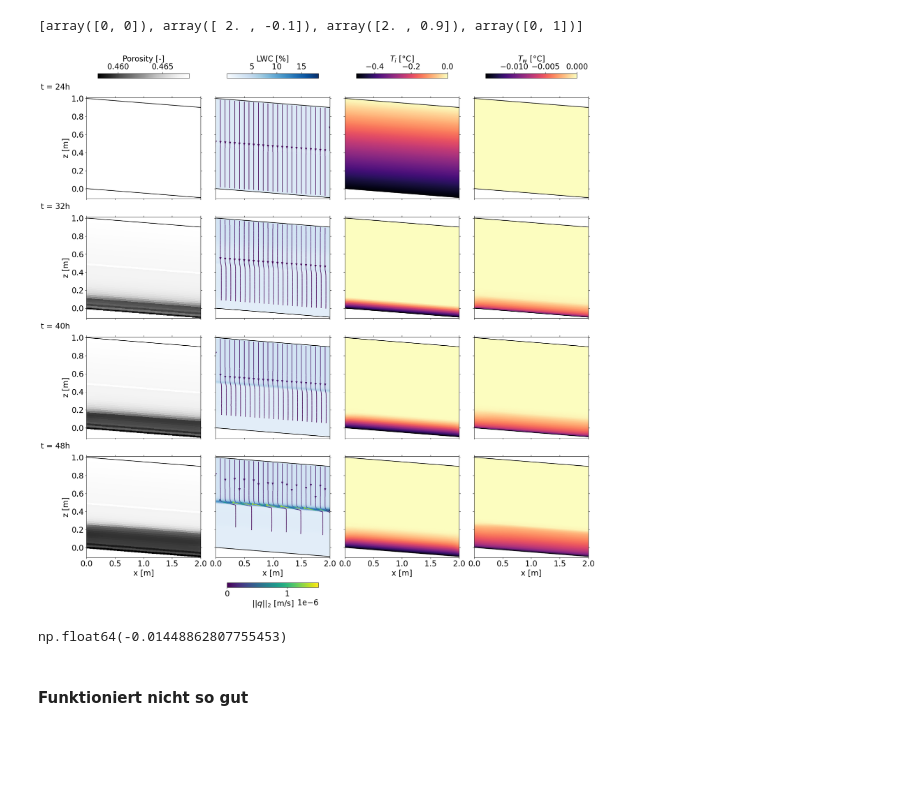
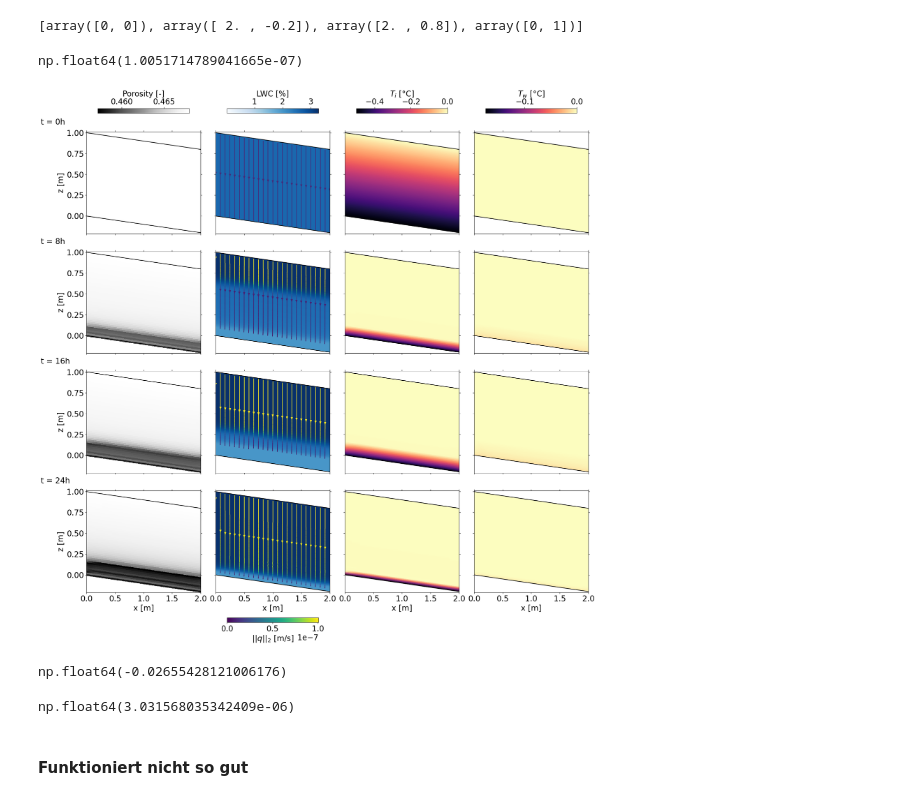
Before and after one commit to lannika-ut/Masterarbeit, a Jupyter notebook: plot_for_MA.ipynb, the cells around one changed output. Saved outputs shown, nothing was run; the diff lists cells and outputs as text; code cells hidden in the pictures; blank space fills up the shorter version.

```diff
--- a/plot_for_MA.ipynb
+++ b/plot_for_MA.ipynb
@@ -11,7 +11,7 @@ import ufl
 from basix.ufl import element
 from scipy.interpolate import griddata
 # %%
-filename = "Test15_Annika_24h_flatter"
+filename = "Test15_Annika_24h_homogen"
 with open("./solutions/"+filename+".pkl", "rb") as f:
     data_Annika = pickle.load(f)
 
@@ -51,10 +51,10 @@ z1 = np.linspace(z_plot.min(), z_plot.max(), 250)
 X, Z = np.meshgrid(x1, z1)
 x_lines = np.linspace(x_plot.min(), x_plot.max(), 25)
 start_pts = np.array([x_lines, geom.slope*x_lines+P3[1]-0.01])
-# %%
-geom.corner_points
-# %% [output]
-[array([0, 0]), array([ 2. , -0.1]), array([2. , 0.9]), array([0, 1])]
+# %%
+geom.corner_points
+# %% [output]
+[array([0, 0]), array([ 2. , -0.2]), array([2. , 0.8]), array([0, 1])]
 # %%
 def Se(h_c, alpha, N):
     return (1 + (- alpha * h_c)**N)**((1 - N) / N)
@@ -107,6 +107,10 @@ for t in range(len(data_Annika["times"])):
     Qx_all.append(Qx)
     Qz_all.append(Qz)
     q_max = max(q_max, np.nanmax(np.sqrt(Qx**2 + Qz**2)))
+# %%
+q_max
+# %% [output]
+np.float64(1.0051714789041665e-07)
 # %%
 t_obs = [0, 16, 32, 48]
 x = np.linspace(0, P1[0], 100)
@@ -131,39 +135,43 @@ for i, t in enumerate(t_obs):
     p4 = ax[i, 3].pcolormesh(
         x_plot, z_plot, Tw_all[t], cmap="magma", shading="gouraud",
         vmin=np.min(Tw_all), vmax=np.max(Tw_all))
     for j in range(4):
         ax[i, j].plot(x, top, color="black")
         ax[i, j].plot(x, bottom, color="black")
     strm = ax[i, 1].streamplot(
         X, Z, Qx_all[t], Qz_all[t], density=2,
         color=np.sqrt(Qx_all[t]**2 + Qz_all[t]**2), norm=norm,start_points=start_pts.T)
     ax[i, 0].set_ylabel("z [m]")
     ax[i, 0].tick_params(tick2On=True)
     ax[i, 1].tick_params(tick2On=True)
     ax[i, 2].tick_params(tick2On=True)
     ax[i, 3].tick_params(tick2On=True)
     if i == len(t_obs)-1:
         ax[i, 0].set_xlabel("x [m]")
         ax[i, 1].set_xlabel("x [m]")
         ax[i, 2].set_xlabel("x [m]")
         ax[i, 3].set_xlabel("x [m]")
-    ax[i, 0].text(-0.8, 1.1, f"t = {data_Annika['times'][t]/3600+24:.0f}h")
+    ax[i, 0].text(-0.8, 1.1, f"t = {data_Annika['times'][t]/3600:.0f}h")
 c1 = fig.colorbar(p1, ax=ax[0,0], shrink=0.8, location="top")
 c1.set_label("Porosity [-]")
 c2 = fig.colorbar(p2, ax=ax[0,1], shrink=0.8, location="top")
 c2.set_label("LWC [%]")
 c22 = fig.colorbar(strm.lines, ax=ax[3, 1], shrink=0.8, location="bottom")
 c22.set_label(r'$||q||_2$ [m/s]')
 c3 = fig.colorbar(p3, ax=ax[0,2], shrink=0.8, location="top")
 c3.set_label(r"$T_i$ [°C]")
 c4 = fig.colorbar(p4, ax=ax[0,3], shrink=0.8, location="top")
 c4.set_label(r"$T_w$ [°C]")
 # %% [output]
-[figure, old version]
+[figure, new version]
+# %%
+np.min(Tw_all[0])
+# %% [output]
+np.float64(-0.02655428121006176)
 # %%
-np.min(Tw_all[2:])
+q_max
 # %% [output]
-np.float64(-0.01448862807755453)
+np.float64(3.031568035342409e-06)
 # %% [markdown]
 #### Funktioniert nicht so gut
 # %%
```
Also changed, not shown: 7 other files.
